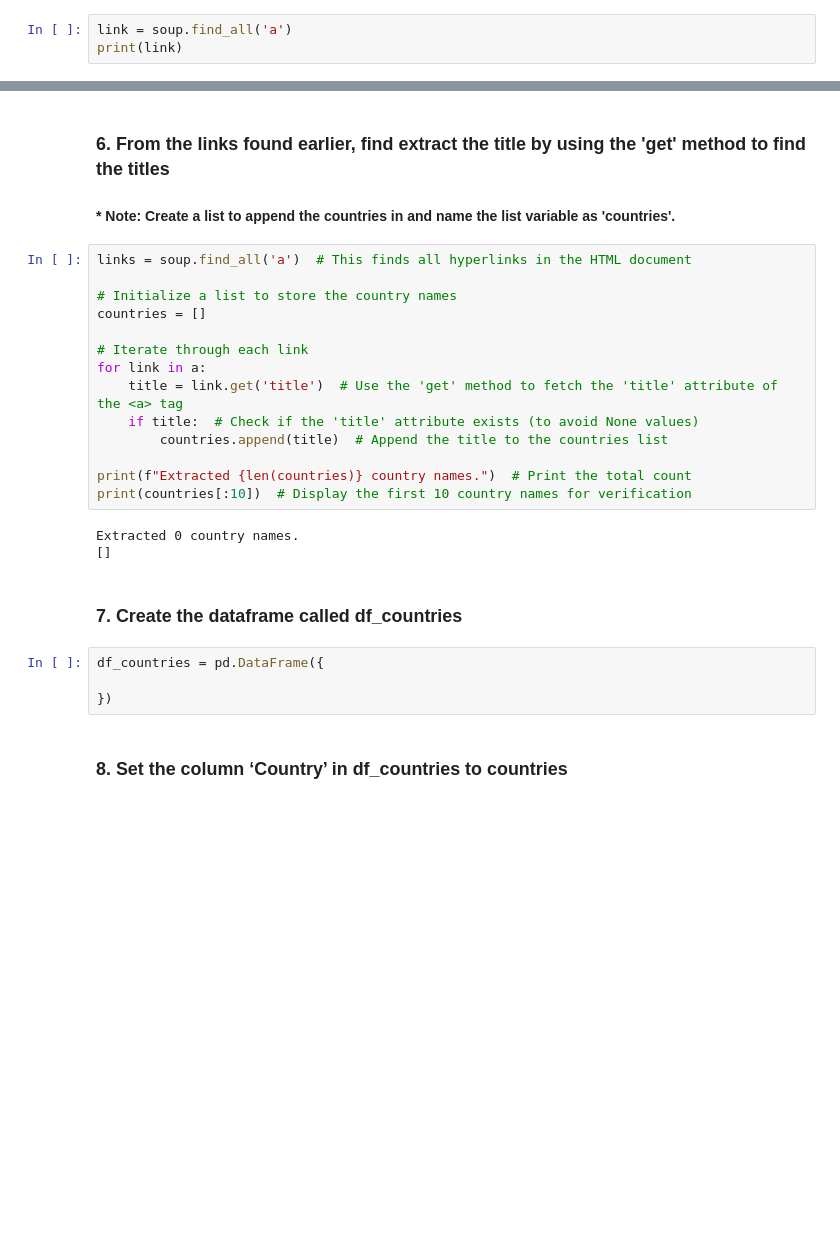
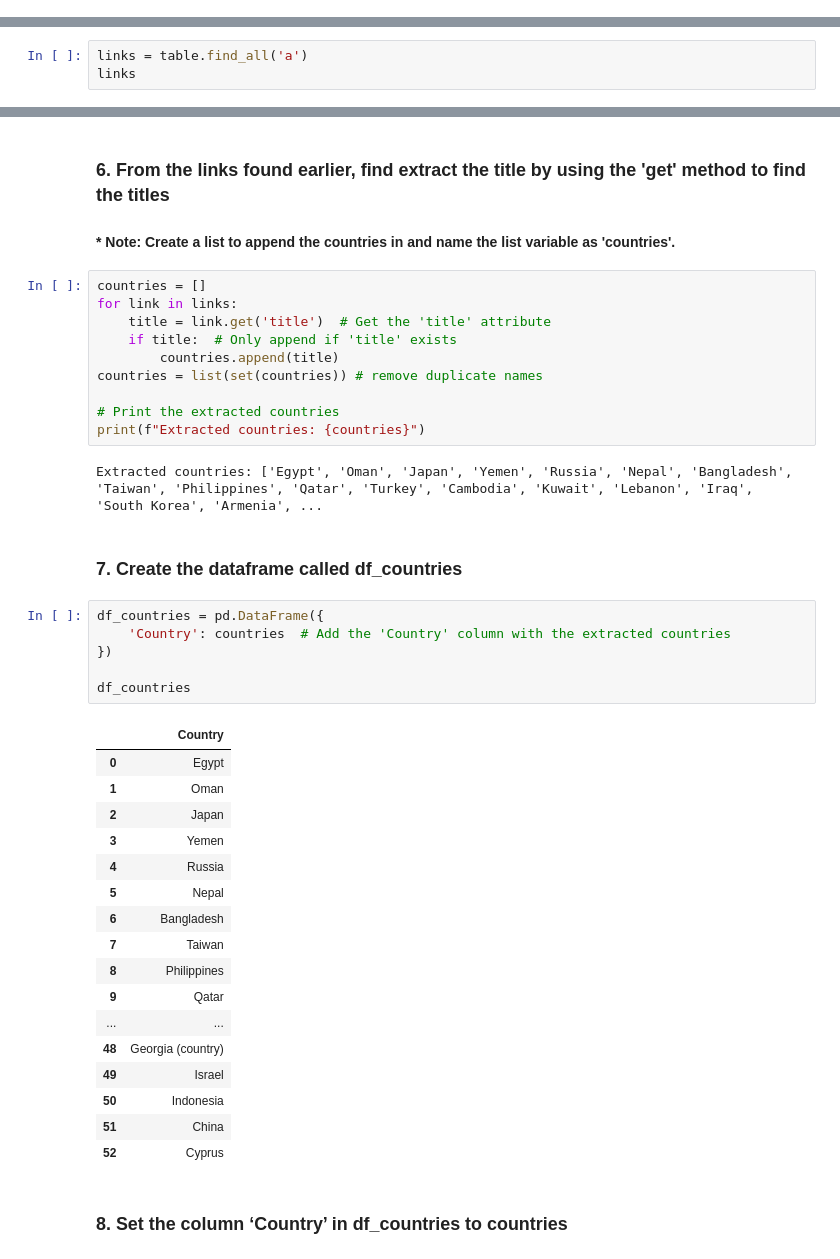
Before and after one commit to GemmaEvans0208/My-DAC-Curriculum, a Jupyter notebook: DAC-007_Web_Scraping/DAC-007_Web_Scraping_Tutorial.ipynb, the cells around one changed output, grey strips where cells are left out. Drawn from its saved outputs; the diff is of its cells as text; blank space fills up the shorter version.

```diff
--- a/DAC-007_Web_Scraping/DAC-007_Web_Scraping_Tutorial.ipynb
+++ b/DAC-007_Web_Scraping/DAC-007_Web_Scraping_Tutorial.ipynb
@@ -95,5 +76,2 @@ soup.find_all(class_ = 'sortable wikitable sticky-header col2left')
 # %% [markdown]
 ### 5. Extract all the links within a tag using find_all().
-# %%
-link = soup.find_all('a')
-print(link)
@@ -117,0 +78,3 @@ print(link)
+# %%
+links = table.find_all('a')
+links
@@ -118,28 +99,43 @@ print(link)
 # %% [markdown]
 ### 6. From the links found earlier, find extract the title by using the 'get' method to find the titles
 #### * Note: Create a list to append the countries in and name the list variable as 'countries'.
-# %%
-links = soup.find_all('a')  # This finds all hyperlinks in the HTML document
-
-# Initialize a list to store the country names
-countries = []
-
-# Iterate through each link
-for link in a:
-    title = link.get('title')  # Use the 'get' method to fetch the 'title' attribute of the <a> tag
-    if title:  # Check if the 'title' attribute exists (to avoid None values)
-        countries.append(title)  # Append the title to the countries list
-
-print(f"Extracted {len(countries)} country names.")  # Print the total count
-print(countries[:10])  # Display the first 10 country names for verification
-# %% [output]
-Extracted 0 country names.
-[]
+# %%
+countries = []
+for link in links:
+    title = link.get('title')  # Get the 'title' attribute
+    if title:  # Only append if 'title' exists
+        countries.append(title)
+countries = list(set(countries)) # remove duplicate names
+
+# Print the extracted countries
+print(f"Extracted countries: {countries}")
+# %% [output]
+Extracted countries: ['Egypt', 'Oman', 'Japan', 'Yemen', 'Russia', 'Nepal', 'Bangladesh', 'Taiwan', 'Philippines', 'Qatar', 'Turkey', 'Cambodia', 'Kuwait', 'Lebanon', 'Iraq', 'South Korea', 'Armenia', ...
 # %% [markdown]
 ### 7. Create the dataframe called df_countries
-# %%
-df_countries = pd.DataFrame({
-
-})
+# %%
+df_countries = pd.DataFrame({
+    'Country': countries  # Add the 'Country' column with the extracted countries
+})
+
+df_countries
+# %% [output]
+|  | Country |
+| 0 | Egypt |
+| 1 | Oman |
+| 2 | Japan |
+| 3 | Yemen |
+| 4 | Russia |
+| 5 | Nepal |
+| 6 | Bangladesh |
+| 7 | Taiwan |
+| 8 | Philippines |
+| 9 | Qatar |
+| ... | ... |
+| 48 | Georgia (country) |
+| 49 | Israel |
+| 50 | Indonesia |
+| 51 | China |
+| 52 | Cyprus |
 # %% [markdown]
 ### 8. Set the column ‘Country’ in df_countries to countries
```
Also changed, not shown: parts of 8 cells of this notebook.
